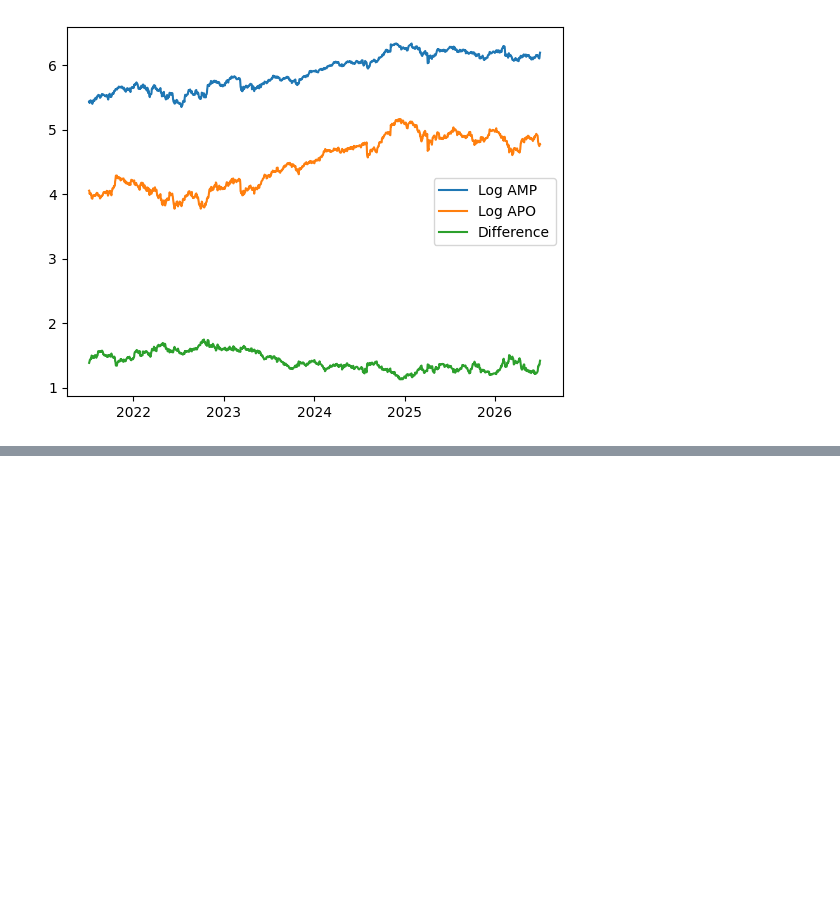
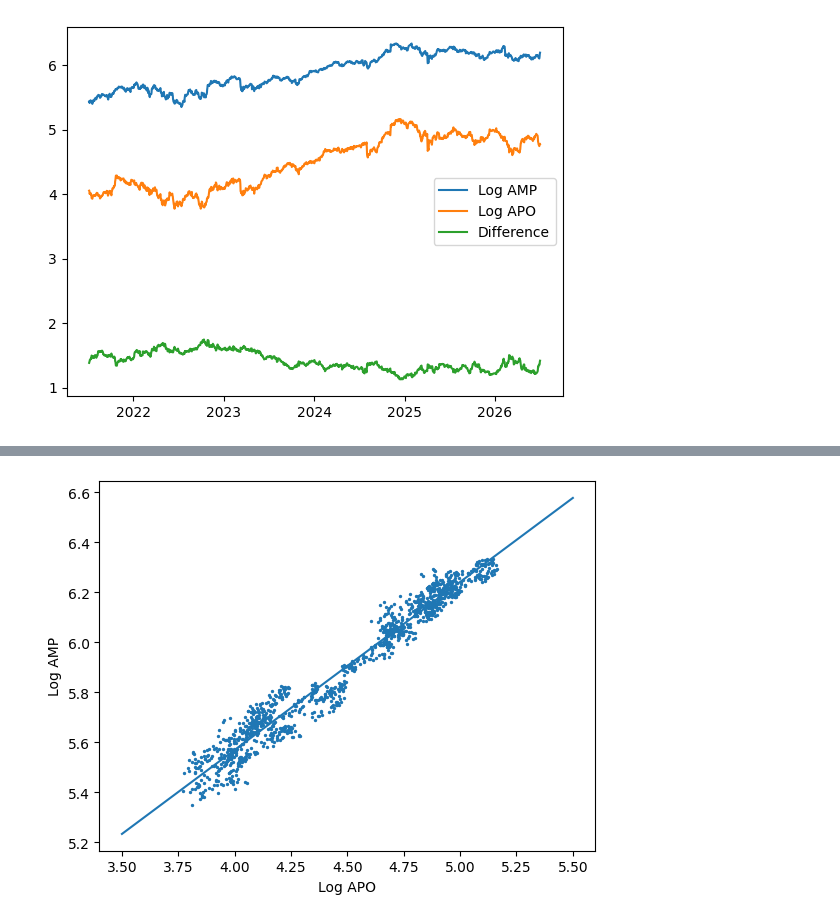
Before and after one commit to wonjunjo123/Pairs-Trading, a Jupyter notebook: Pairs.ipynb, the cells around one changed output, grey strips where cells are left out. Cells and saved outputs as stored; diff of their text form; code cells hidden in the pictures; blank space fills up the shorter version.

```diff
--- a/Pairs.ipynb
+++ b/Pairs.ipynb
@@ -115,3 +112,14 @@ Hedge ratio (AMP/APO): 0.6724
+# %%
+x = np.linspace(3.5, 5.5, 100)
+y = model.params[1] * x + model.params[0]
+
+plt.scatter(s2_log, s1_log, s=2) # We are going to use s2 as explanatory variable
+plt.xlabel(f"Log {s2}")
+plt.ylabel(f"Log {s1}")
+plt.plot(x,y)
+plt.show()
+# %% [output]
+[figure, new version]
 # %%
 print(model.summary())
 # %% [output]
```
Also changed, not shown: parts of 13 cells of this notebook.
